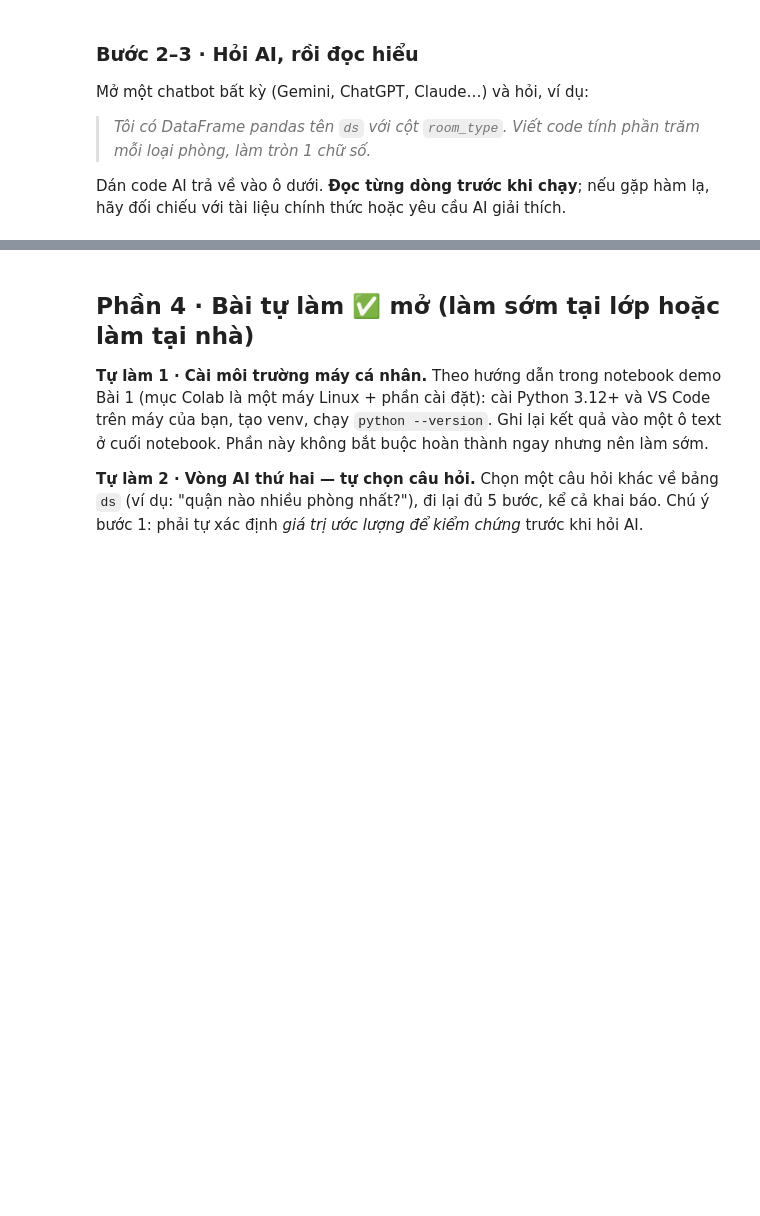
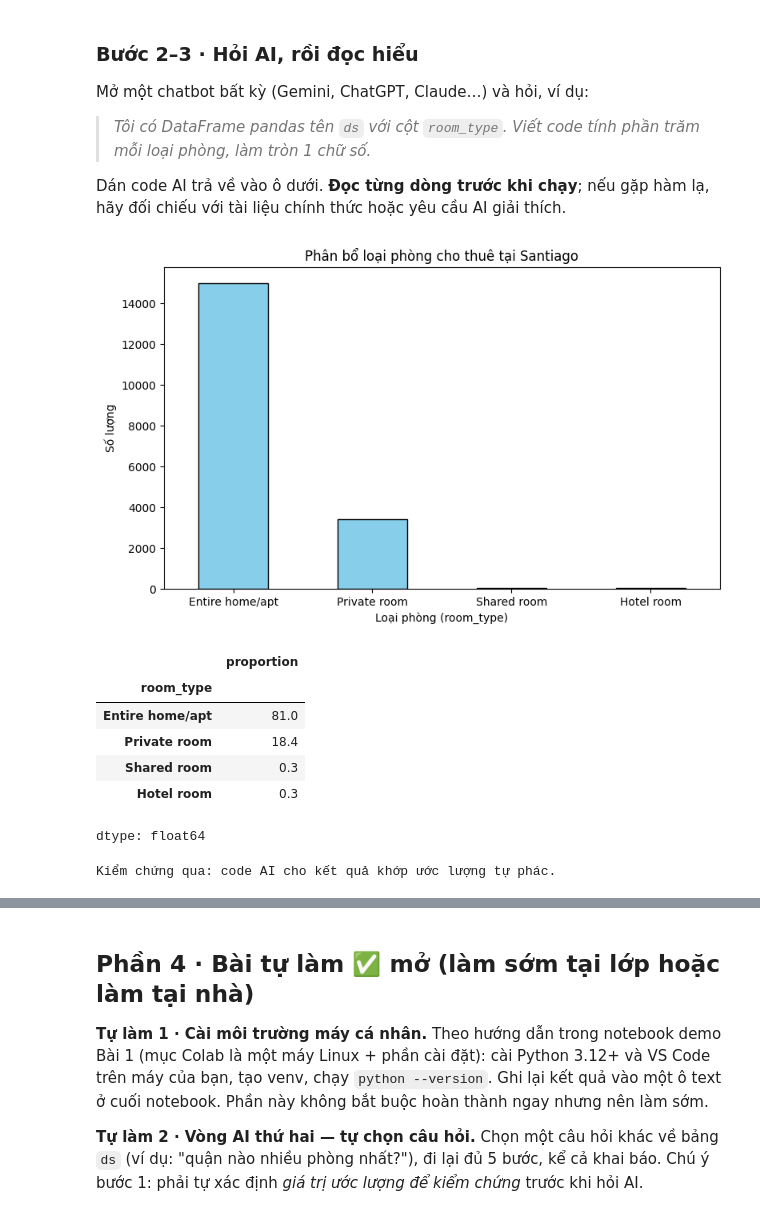
Before and after one commit to prairie1012/lap-trinh-xu-li-du-lieu-uet, a Jupyter notebook: 2627-1/notebooks/lab-01.ipynb, the cells around one changed output, grey strips where cells are left out. Cells and saved outputs as stored; diff of their text form; code cells hidden in the pictures; blank space fills up the shorter version.

```diff
--- a/2627-1/notebooks/lab-01.ipynb
+++ b/2627-1/notebooks/lab-01.ipynb
@@ -146,9 +173,59 @@ Dán code AI trả về vào ô dưới. **Đọc từng dòng trước khi ch
 # %%
 # TODO: dán code AI đưa cho bạn vào đây, đọc hiểu rồi mới chạy.
 # Yêu cầu: kết quả cuối là một Series tên ty_le (đơn vị %, làm tròn 1 chữ số)
-ty_le = ...
+
+#Bước 1: Thống kê số dòng và số cột của file
+import pandas as pd
+
+ds = pd.read_excel('listings_santiago.xlsx')
+
+so_dong, so_cot = ds.shape
+
+#Bước 2: Danh sách name, room_type và price của 3 phòng đầu tiên
+danh_sach_3_dong = ds[['name', 'room_type', 'price']].head(3)
+
+#Bước 3: Phân loại và đếm số lượng cho từng loại phòng
+dem_room_type = ds['room_type'].value_counts()
+
+#Bước 4: Vẽ biểu đồ phân bổ và nhận xét xu hướng
+import matplotlib.pyplot as plt
+
+# Dùng lại kết quả đếm ở Bước 3
+dem_room_type = ds['room_type'].value_counts()
+
+# Vẽ biểu đồ cột
+plt.figure(figsize=(8, 5))
+dem_room_type.plot(kind='bar', color='skyblue', edgecolor='black')
+plt.title('Phân bổ loại phòng cho thuê tại Santiago')
+plt.xlabel('Loại phòng (room_type)')
+plt.ylabel('Số lượng')
+plt.xticks(rotation=0)
+plt.tight_layout()
+plt.show()
+
+#Bước 5: Thống kê tổng số lượng phòng và loại phòng được thuê nhiều nhất
+tong_so_phong = len(ds)
+phong_nhieu_nhat = ds['room_type'].value_counts().idxmax()
+
+
+#Bước 6: Tính % của mỗi loại phòng ở thị trường Santiago
+# Tính phần trăm (%) làm tròn 1 chữ số thập phân
+phan_tram_room_type = (ds['room_type'].value_counts(normalize=True) * 100).round(1)
+
+
+ty_le = (ds['room_type'].value_counts(normalize=True) * 100).round(1)
+
 
 ty_le
+# %% [output]
+[figure, added]
+|  | proportion |
+| room_type |  |
+| Entire home/apt | 81.0 |
+| Private room | 18.4 |
+| Shared room | 0.3 |
+| Hotel room | 0.3 |
+dtype: float64
 # %%
 # Bước 4 — kiểm chứng bằng giá trị đã ước lượng:
 # - Entire home/apt phải quanh mức 80%
@@ -158,6 +235,8 @@ ty_le
 assert 79 <= ty_le["Entire home/apt"] <= 82, f"Đang ra {ty_le['Entire home/apt']} — xem lại code AI!"
 assert 99.5 <= ty_le.sum() <= 100.5, "Tổng tỷ lệ phải ~100%"
 print("Kiểm chứng qua: code AI cho kết quả khớp ước lượng tự phác.")
+# %% [output]
+Kiểm chứng qua: code AI cho kết quả khớp ước lượng tự phác.
 # %% [markdown]
 ### Bước 5 · Khai báo
 
```
Also changed, not shown: parts of 10 cells of this notebook.
